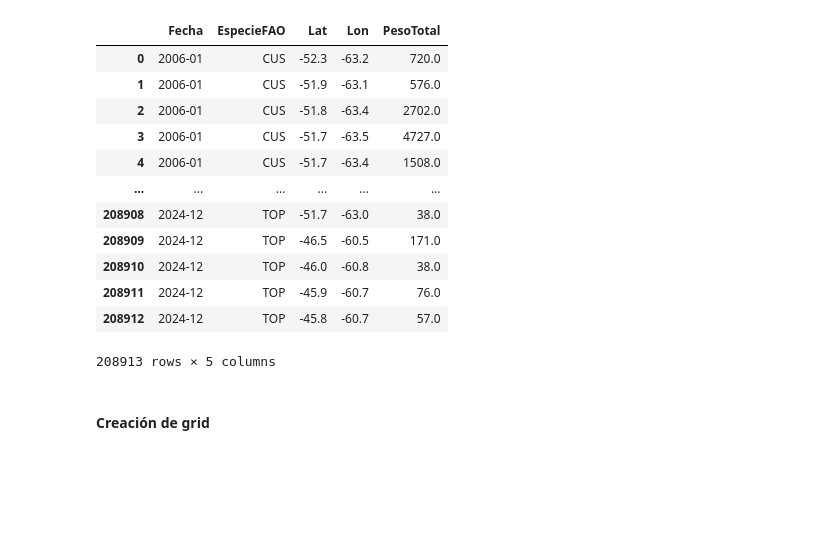
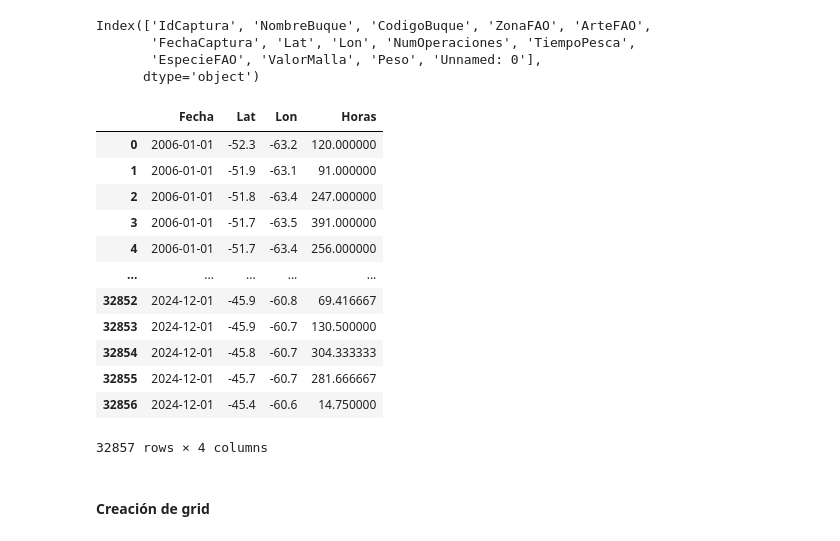
Before and after one commit to rubarriuso/TFM, a Jupyter notebook: procesado_IEO.ipynb, the cells around one changed output. Cells and saved outputs as stored; diff of their text form; code cells hidden in the pictures; blank space fills up the shorter version.

```diff
--- a/procesado_IEO.ipynb
+++ b/procesado_IEO.ipynb
@@ -5,46 +9,53 @@ import numpy as np
 # %%
 filepath = "../../ARVI-IEO/IEO/DATA_ANALYSIS/unir_db_py/data_output/2005-2024.csv"
 df = pd.read_csv(filepath, low_memory=False)
-df["FechaCaptura"] = pd.to_datetime(df["FechaCaptura"], format="mixed") # Convert the str time to datetime
-len(df)
-#hay que escoger la bbox en todos igual
-min_lon, min_lat, max_lon, max_lat = [-69.61, -60., -50., -32.45] #bbox of our study
+df["FechaCaptura"] = pd.to_datetime(df["FechaCaptura"], format="mixed")
+df.columns
+# %% [output]
+Index(['IdCaptura', 'NombreBuque', 'CodigoBuque', 'ZonaFAO', 'ArteFAO',
+       'FechaCaptura', 'Lat', 'Lon', 'NumOperaciones', 'TiempoPesca',
+       'EspecieFAO', 'ValorMalla', 'Peso', 'Unnamed: 0'],
+      dtype='object')
 # %%
-df1 = df[["FechaCaptura","NombreBuque", "Lat", "Lon", "Peso", "EspecieFAO"]] # Select only the necessary columns
+df1 = df[["FechaCaptura","NombreBuque", "Lat", "Lon", "Peso", "TiempoPesca", "NumOperaciones", "EspecieFAO" ]] # Select only the necessary columns
 df1= df1.dropna(subset=["Lat", "Lon"])
 df1[["Lat", "Lon"]] = df1[["Lat", "Lon"]].apply(lambda x: -abs(x)) #correccion de las posiciones
 len(df1) #alrededor del 10% de los registros no tienen puntos valido, se podría ver para rescatar las capturas de estos registros con la ultima posición conocida del buque o mediante GFW.
 
 df1["Lat"] = df1["Lat"].round(1)
 df1["Lon"] = df1["Lon"].round(1)
 
 df1 = df1[
     (df1['Lon'] >= min_lon) & (df1['Lon'] <= max_lon) &
     (df1['Lat'] >= min_lat) & (df1['Lat'] <= max_lat)
     ] #solo datos del area de interés
 
+df1['Fecha'] = df1['FechaCaptura'].dt.to_period('M').dt.to_timestamp()
 
-df1['Fecha'] = df1['FechaCaptura'].dt.to_period('M')
 df1_agg = (
     df1.groupby(["Fecha","EspecieFAO", "Lat", "Lon"], as_index=False)
       .agg(PesoTotal=('Peso', 'sum'))
 )
 
-df1_agg
+lances = df1[["FechaCaptura", "NombreBuque", "Lat", "Lon", "Peso", "TiempoPesca", "NumOperaciones"]].drop_duplicates()
+lances['Fecha'] = lances['FechaCaptura'].dt.to_period('M').dt.to_timestamp()
+effort = lances.groupby(["Fecha", "Lat", "Lon"]).agg(Horas=('TiempoPesca', 'sum')).reset_index()
+effort["Horas"] = effort["Horas"].div(60)
+display(effort)
 # %% [output]
-|  | Fecha | EspecieFAO | Lat | Lon | PesoTotal |
-| 0 | 2006-01 | CUS | -52.3 | -63.2 | 720.0 |
-| 1 | 2006-01 | CUS | -51.9 | -63.1 | 576.0 |
-| 2 | 2006-01 | CUS | -51.8 | -63.4 | 2702.0 |
-| 3 | 2006-01 | CUS | -51.7 | -63.5 | 4727.0 |
-| 4 | 2006-01 | CUS | -51.7 | -63.4 | 1508.0 |
-| ... | ... | ... | ... | ... | ... |
-| 208908 | 2024-12 | TOP | -51.7 | -63.0 | 38.0 |
-| 208909 | 2024-12 | TOP | -46.5 | -60.5 | 171.0 |
-| 208910 | 2024-12 | TOP | -46.0 | -60.8 | 38.0 |
-| 208911 | 2024-12 | TOP | -45.9 | -60.7 | 76.0 |
-| 208912 | 2024-12 | TOP | -45.8 | -60.7 | 57.0 |
+|  | Fecha | Lat | Lon | Horas |
+| 0 | 2006-01-01 | -52.3 | -63.2 | 120.000000 |
+| 1 | 2006-01-01 | -51.9 | -63.1 | 91.000000 |
+| 2 | 2006-01-01 | -51.8 | -63.4 | 247.000000 |
+| 3 | 2006-01-01 | -51.7 | -63.5 | 391.000000 |
+| 4 | 2006-01-01 | -51.7 | -63.4 | 256.000000 |
+| ... | ... | ... | ... | ... |
+| 32852 | 2024-12-01 | -45.9 | -60.8 | 69.416667 |
+| 32853 | 2024-12-01 | -45.9 | -60.7 | 130.500000 |
+| 32854 | 2024-12-01 | -45.8 | -60.7 | 304.333333 |
+| 32855 | 2024-12-01 | -45.7 | -60.7 | 281.666667 |
+| 32856 | 2024-12-01 | -45.4 | -60.6 | 14.750000 |
-208913 rows × 5 columns
+32857 rows × 4 columns
 # %% [markdown]
 #### Creación de grid
 # %%
```
Also changed, not shown: parts of 8 cells of this notebook, 13 other files.
